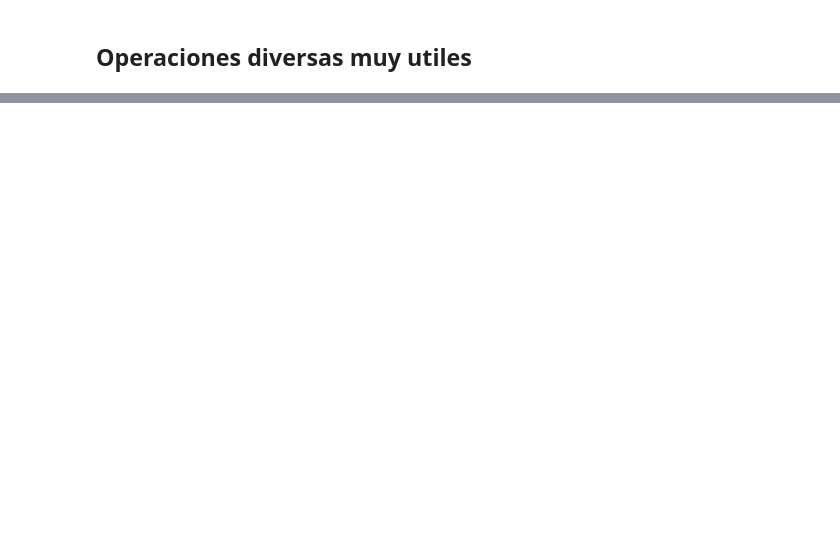
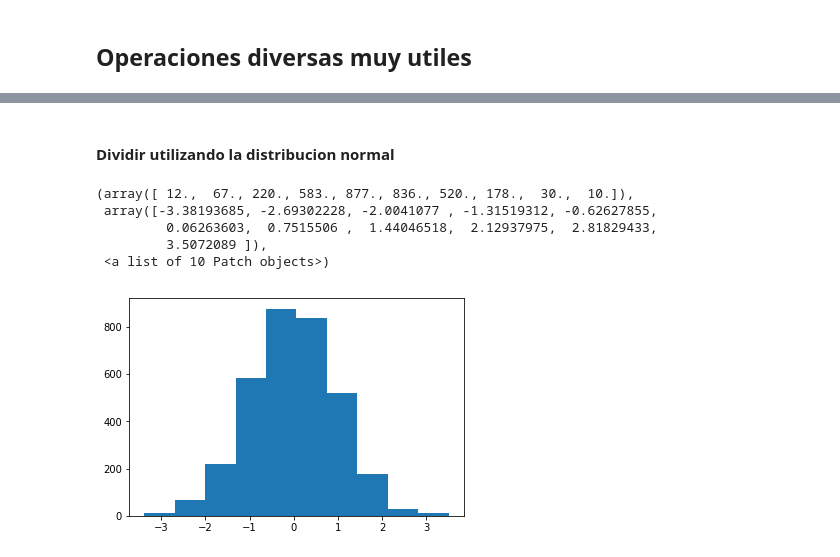
Before and after one commit to renekendeins/ML_Udemy, a Jupyter notebook: Data Wrangling/T2 - 3 - Data Cleaning - Agrupacion de datos.ipynb, the cells around one changed output, grey strips where cells are left out. Cells and saved outputs as stored; diff of their text form; code cells hidden in the pictures; blank space fills up the shorter version.

```diff
--- a/Data Wrangling/T2 - 3 - Data Cleaning - Agrupacion de datos.ipynb
+++ b/Data Wrangling/T2 - 3 - Data Cleaning - Agrupacion de datos.ipynb
@@ -432,0 +440,2 @@ ageGrouped.head(1)
+# %%
+data = pd.read_csv('../../datasets/customer-churn-model/Customer Churn Model.txt')
@@ -432,0 +467,13 @@ ageGrouped.head(1)
+# %% [markdown]
+#### Dividir utilizando la distribucion normal
+# %%
+a = np.random.randn(len(data))
+# %%
+plt.hist(a)
+# %% [output]
+(array([ 12.,  67., 220., 583., 877., 836., 520., 178.,  30.,  10.]),
+ array([-3.38193685, -2.69302228, -2.0041077 , -1.31519312, -0.62627855,
+         0.06263603,  0.7515506 ,  1.44046518,  2.12937975,  2.81829433,
+         3.5072089 ]),
+ <a list of 10 Patch objects>)
+[figure, added]
```
Also changed, not shown: parts of 44 cells of this notebook, 2 other files.
